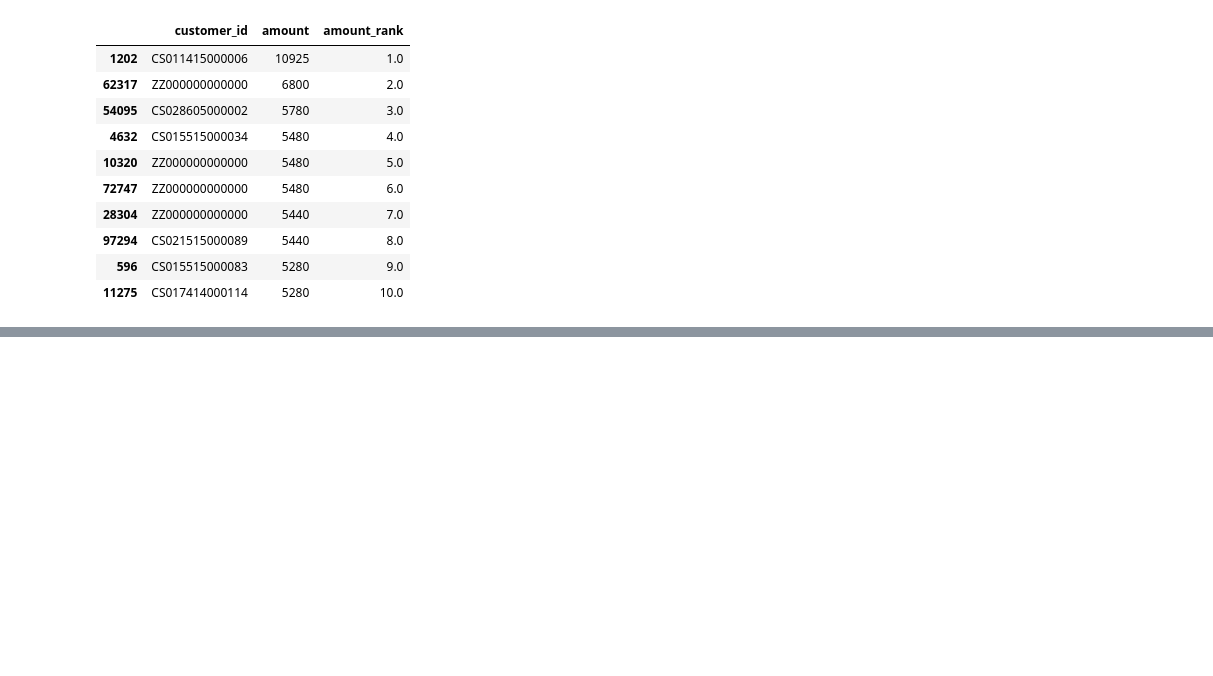
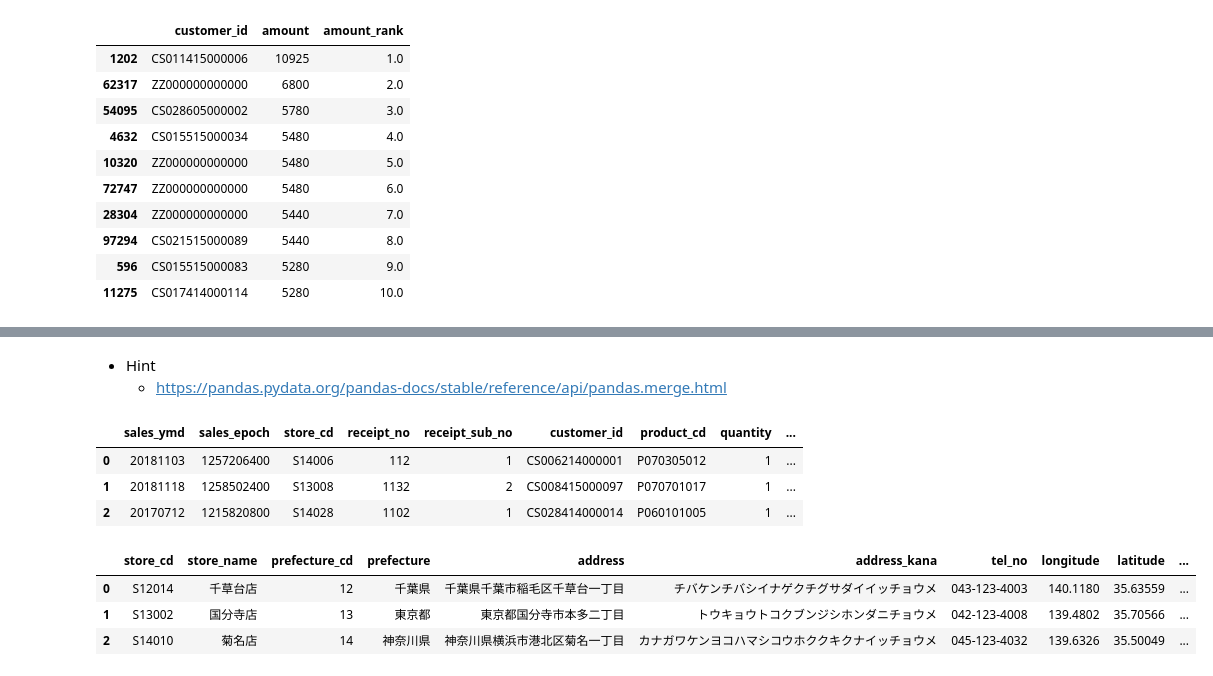
Before and after one commit to dfukagaw28/100knocks-preprocess, a Jupyter notebook: python/preprocess_knock_Python.ipynb, the cells around one changed output, grey strips where cells are left out. Drawn from its saved outputs; the diff is of its cells as text; code cells hidden in the pictures; blank space fills up the shorter version.

```diff
--- a/python/preprocess_knock_Python.ipynb
+++ b/python/preprocess_knock_Python.ipynb
@@ -933,0 +812,17 @@ P-100: 先に作成した以下形式のファイルを読み込み、データ
+# %% [markdown]
+* Hint
+    * https://pandas.pydata.org/pandas-docs/stable/reference/api/pandas.merge.html
+# %%
+df_receipt.head(3)
+# %% [output]
+|  | sales_ymd | sales_epoch | store_cd | receipt_no | receipt_sub_no | customer_id | product_cd | quantity | ... |
+| 0 | 20181103 | 1257206400 | S14006 | 112 | 1 | CS006214000001 | P070305012 | 1 | ... |
+| 1 | 20181118 | 1258502400 | S13008 | 1132 | 2 | CS008415000097 | P070701017 | 1 | ... |
+| 2 | 20170712 | 1215820800 | S14028 | 1102 | 1 | CS028414000014 | P060101005 | 1 | ... |
+# %%
+df_store.head(3)
+# %% [output]
+|  | store_cd | store_name | prefecture_cd | prefecture | address | address_kana | tel_no | longitude | latitude | ... |
+| 0 | S12014 | 千草台店 | 12 | 千葉県 | 千葉県千葉市稲毛区千草台一丁目 | チバケンチバシイナゲクチグサダイイッチョウメ | 043-123-4003 | 140.1180 | 35.63559 | ... |
+| 1 | S13002 | 国分寺店 | 13 | 東京都 | 東京都国分寺市本多二丁目 | トウキョウトコクブンジシホンダニチョウメ | 042-123-4008 | 139.4802 | 35.70566 | ... |
+| 2 | S14010 | 菊名店 | 14 | 神奈川県 | 神奈川県横浜市港北区菊名一丁目 | カナガワケンヨコハマシコウホククキクナイッチョウメ | 045-123-4032 | 139.6326 | 35.50049 | ... |
```
Also changed, not shown: parts of 40 cells of this notebook.
